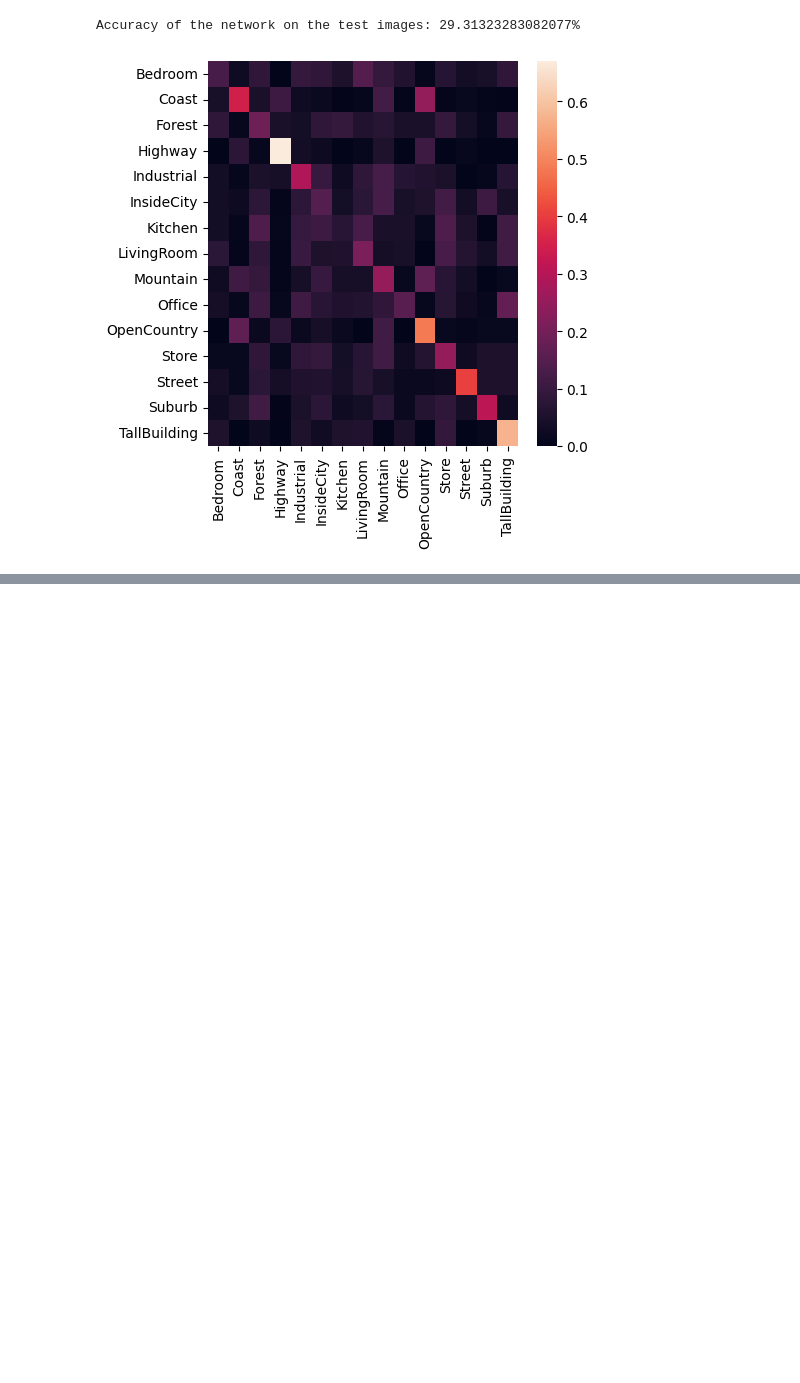
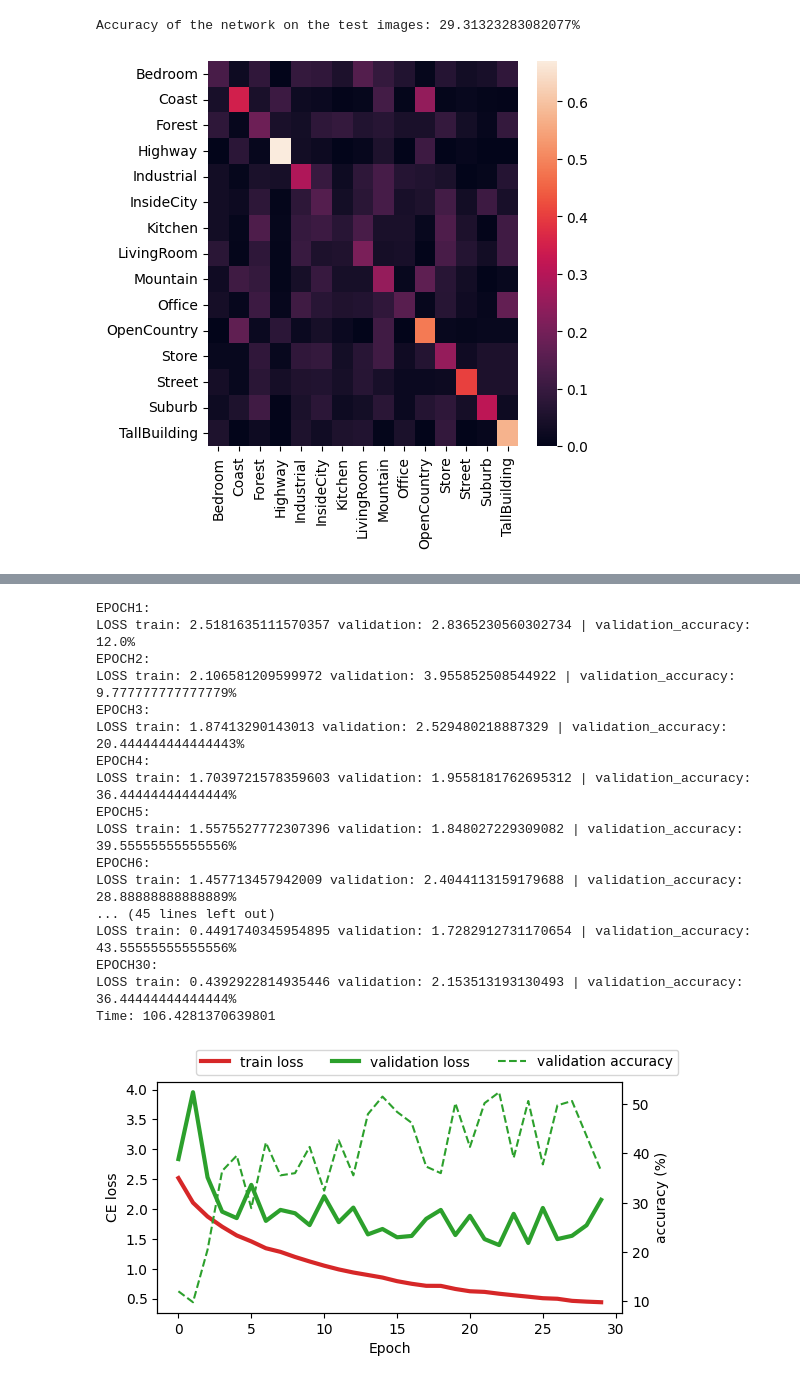
Before and after one commit to AlessandroCesaTs/Computer_Vision_Project_Cesa, a Jupyter notebook: project.ipynb, the cells around one changed output, grey strips where cells are left out. Cells and saved outputs as stored; diff of their text form; code cells hidden in the pictures; blank space fills up the shorter version.

Commit message:
started with batch normalization

```diff
--- a/project.ipynb
+++ b/project.ipynb
@@ -185,0 +191,27 @@ Accuracy of the network on the test images: 30.720268006700167%
+# %%
+model = batchNormCNN()
+model.to(device)
+model.apply(init_weights)
+loss_function=nn.CrossEntropyLoss()
+optimizer=optim.SGD(model.parameters(),lr=0.00035,momentum=0.8)
+# %%
+model_path=train_model(model,augmented_train_loader,validation_loader,loss_function,optimizer,30,device)
+# %% [output]
+EPOCH1:
+LOSS train: 2.5181635111570357 validation: 2.8365230560302734 | validation_accuracy: 12.0%
+EPOCH2:
+LOSS train: 2.106581209599972 validation: 3.955852508544922 | validation_accuracy: 9.777777777777779%
+EPOCH3:
+LOSS train: 1.87413290143013 validation: 2.529480218887329 | validation_accuracy: 20.444444444444443%
+EPOCH4:
+LOSS train: 1.7039721578359603 validation: 1.9558181762695312 | validation_accuracy: 36.44444444444444%
+EPOCH5:
+LOSS train: 1.5575527772307396 validation: 1.848027229309082 | validation_accuracy: 39.55555555555556%
+EPOCH6:
+LOSS train: 1.457713457942009 validation: 2.4044113159179688 | validation_accuracy: 28.88888888888889%
+... (45 lines left out)
+LOSS train: 0.4491740345954895 validation: 1.7282912731170654 | validation_accuracy: 43.55555555555556%
+EPOCH30:
+LOSS train: 0.4392922814935446 validation: 2.153513193130493 | validation_accuracy: 36.44444444444444%
+Time: 106.4281370639801
+[figure, added]
```
Also changed, not shown: parts of 8 cells of this notebook, 1 other file.
